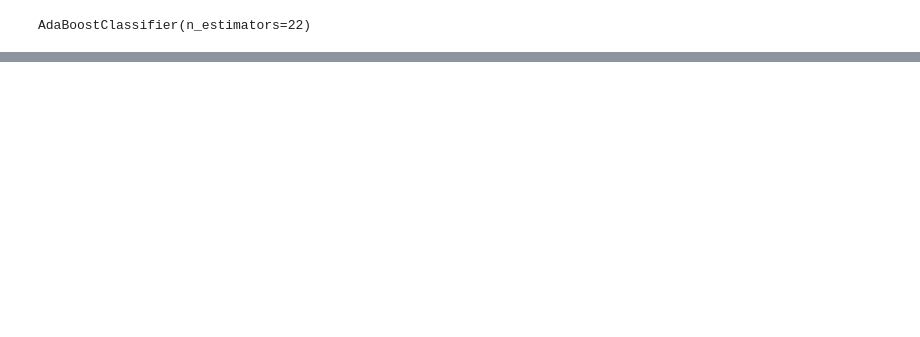
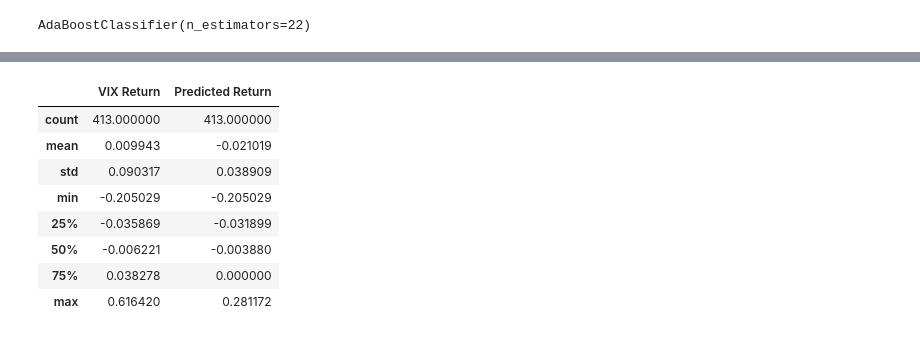
Before and after one commit to sangramsinghg/vix_predictor, a Jupyter notebook: vix_adaboost_model.ipynb, the cells around one changed output, grey strips where cells are left out. Drawn from its saved outputs; the diff is of its cells as text; code cells hidden in the pictures; blank space fills up the shorter version.

```diff
--- a/vix_adaboost_model.ipynb
+++ b/vix_adaboost_model.ipynb
@@ -779,0 +917,13 @@ weighted avg       0.58      0.58      0.58       986
+# %%
+# Bad prediction statistics
+bad_predictions[['VIX Return', 'Predicted Return']].describe()
+# %% [output]
+|  | VIX Return | Predicted Return |
+| count | 413.000000 | 413.000000 |
+| mean | 0.009943 | -0.021019 |
+| std | 0.090317 | 0.038909 |
+| min | -0.205029 | -0.205029 |
+| 25% | -0.035869 | -0.031899 |
+| 50% | -0.006221 | -0.003880 |
+| 75% | 0.038278 | 0.000000 |
+| max | 0.616420 | 0.281172 |
```
Also changed, not shown: parts of 27 cells of this notebook, 1 other file.
